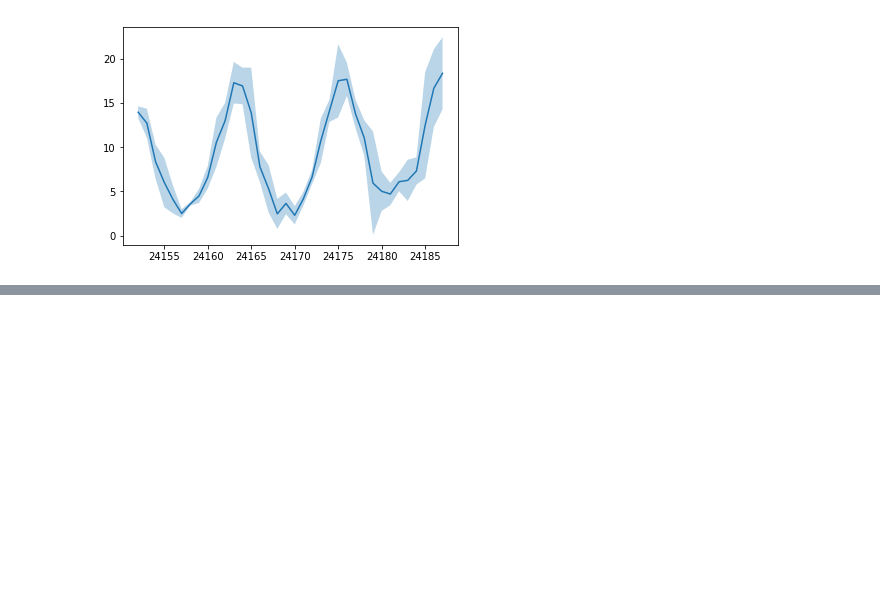
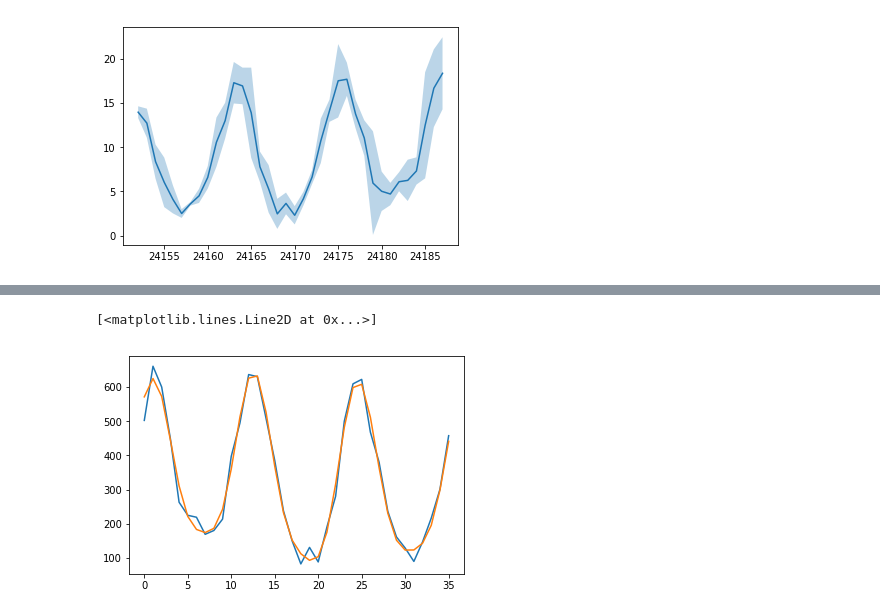
Before and after one commit to GibbsConsulting/ds-collateral, a Jupyter notebook: notebooks/WaterTemperatureTimeSeries.ipynb, the cells around one changed output, grey strips where cells are left out. Drawn from its saved outputs; the diff is of its cells as text; code cells hidden in the pictures; blank space fills up the shorter version.

```diff
--- a/notebooks/WaterTemperatureTimeSeries.ipynb
+++ b/notebooks/WaterTemperatureTimeSeries.ipynb
@@ -46,0 +79,6 @@ plt.fill_between(per_month['sd_num'], per_month['up'], per_month['dn'], alpha=0.
+# %%
+plt.plot(np.abs(o2))
+plt.plot(np.abs(o3))
+# %% [output]
+[<matplotlib.lines.Line2D at 0x...>]
+[figure, added]
```
Also changed, not shown: parts of 4 cells of this notebook.
